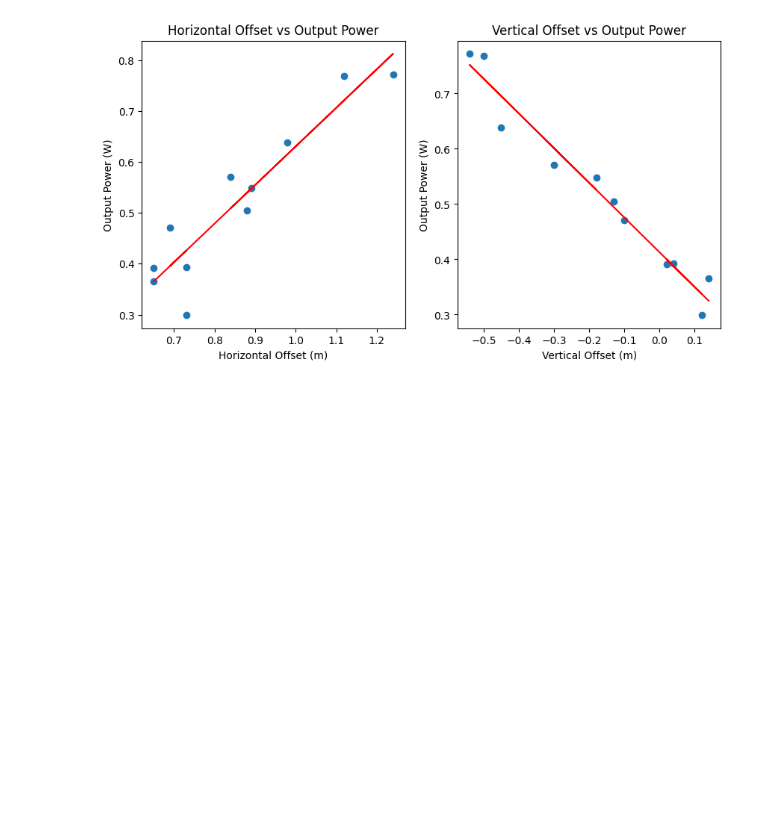
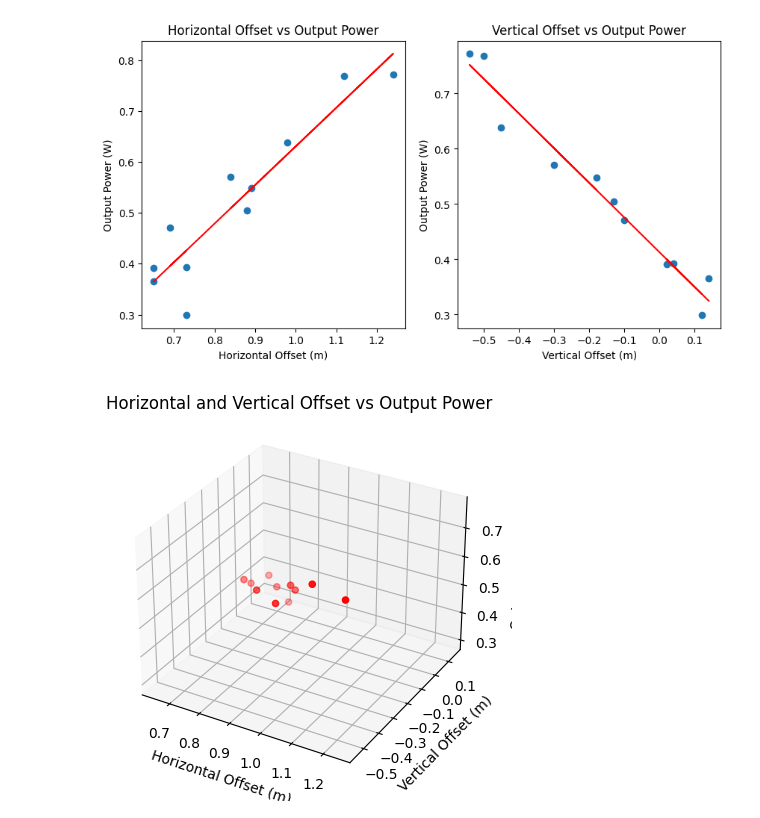
Before and after one commit to pilipb/DP4-code, a Jupyter notebook: testData.ipynb, the cells around one changed output. Cells and saved outputs as stored; diff of their text form; code cells hidden in the pictures; blank space fills up the shorter version.

```diff
--- a/testData.ipynb
+++ b/testData.ipynb
@@ -42,3 +77,21 @@ ax[1].plot(x, p(x), 'r-')
 plt.show()
 # %% [output]
 [figure]
+# %%
+# plot the horizontal and vertical offset data against power output as a 3D surface plot
+from mpl_toolkits.mplot3d import Axes3D
+
+fig = plt.figure()
+ax = fig.add_subplot(111, projection='3d')
+
+ax.scatter(df['Estimated horizontal offset'], df['Estimated vertical offset'], df['Output power'], c='r', marker='o')
+
+ax.set_xlabel('Horizontal Offset (m)')
+ax.set_ylabel('Vertical Offset (m)')
+ax.set_zlabel('Output Power (W)')
+ax.set_title('Horizontal and Vertical Offset vs Output Power')
+
+
+plt.show()
+# %% [output]
+[figure, added]
```
Also changed, not shown: parts of 4 cells of this notebook, 1 other file.
